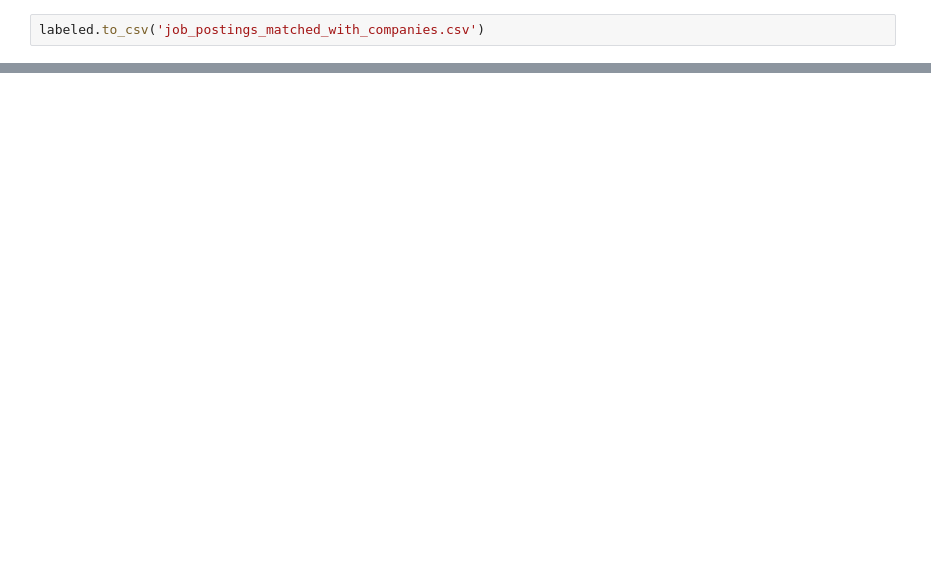
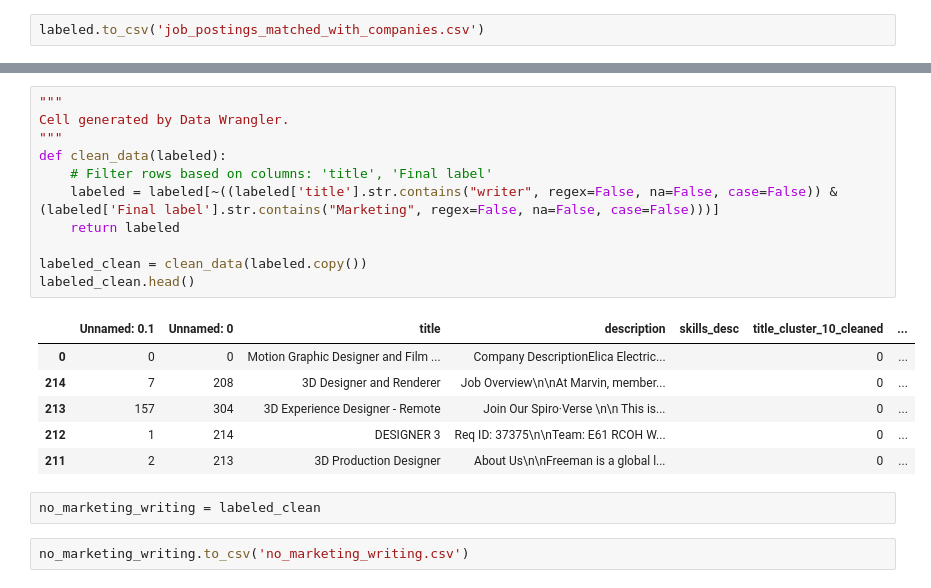
Before and after one commit to nmuffet/lede-design-position-analysis, a Jupyter notebook: data/post-analysis.ipynb, the cells around one changed output, grey strips where cells are left out. Drawn from its saved outputs; the diff is of its cells as text; blank space fills up the shorter version.

```diff
--- a/data/post-analysis.ipynb
+++ b/data/post-analysis.ipynb
@@ -184,0 +206,22 @@ labeled.to_csv('job_postings_matched_with_companies.csv')
+# %%
+"""
+Cell generated by Data Wrangler.
+"""
+def clean_data(labeled):
+    # Filter rows based on columns: 'title', 'Final label'
+    labeled = labeled[~((labeled['title'].str.contains("writer", regex=False, na=False, case=False)) & (labeled['Final label'].str.contains("Marketing", regex=False, na=False, case=False)))]
+    return labeled
+
+labeled_clean = clean_data(labeled.copy())
+labeled_clean.head()
+# %% [output]
+|  | Unnamed: 0.1 | Unnamed: 0 | title | description | skills_desc | title_cluster_10_cleaned | ... |
+| 0 | 0 | 0 | Motion Graphic Designer and Film ... | Company DescriptionElica Electric... |  | 0 | ... |
+| 214 | 7 | 208 | 3D Designer and Renderer | Job Overview\n\nAt Marvin, member... |  | 0 | ... |
+| 213 | 157 | 304 | 3D Experience Designer - Remote | Join Our Spiro·Verse \n\n This is... |  | 0 | ... |
+| 212 | 1 | 214 | DESIGNER 3 | Req ID: 37375\n\nTeam: E61 RCOH W... |  | 0 | ... |
+| 211 | 2 | 213 | 3D Production Designer | About Us\n\nFreeman is a global l... |  | 0 | ... |
+# %%
+no_marketing_writing = labeled_clean
+# %%
+no_marketing_writing.to_csv('no_marketing_writing.csv')
```
Also changed, not shown: parts of 6 cells of this notebook, 4 other files.
